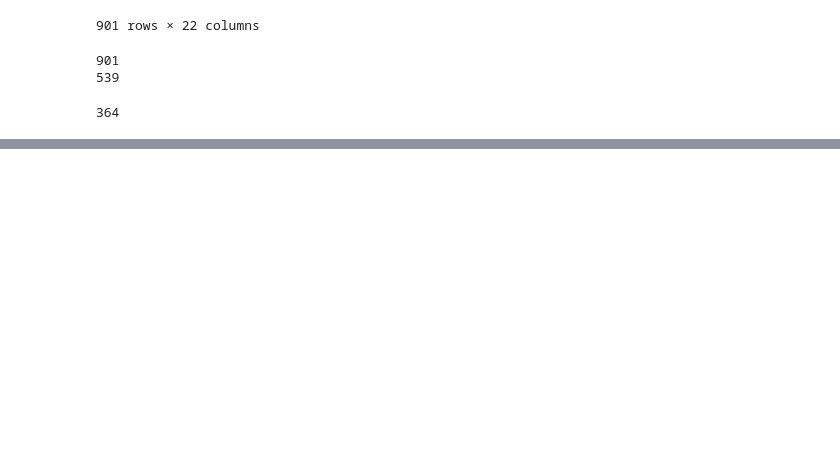
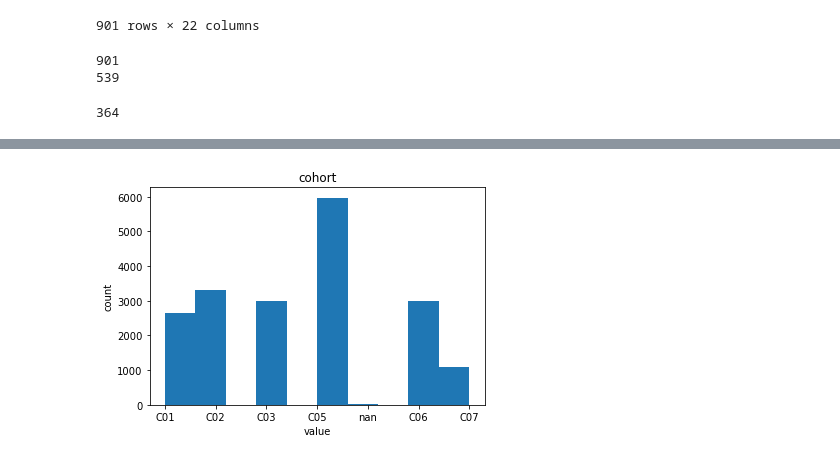
Before and after one commit to Shaezzer/PalmerLab, a Jupyter notebook: fits_locomoter_master_comparison.ipynb, the cells around one changed output, grey strips where cells are left out. Saved outputs shown, nothing was run; the diff lists cells and outputs as text; code cells hidden in the pictures; blank space fills up the shorter version.

Commit message:
Update locomotor df and add cohort plot

```diff
--- a/fits_locomoter_master_comparison.ipynb
+++ b/fits_locomoter_master_comparison.ipynb
@@ -71,3 +73,21 @@ len(missmatch)
 901
 539
 364
+# %%
+#create an empty column for cohort for the locomotor df
+df_locomotor["cohort"] = np.nan
+
+#loop through each rfid in master table
+for i in df_wfu['last_5']:
+    #find the index of the rfid
+    a = df_wfu.loc[df_wfu['last_5'] == i].index[0]
+    #find the cohort of the rfid
+    b = df_wfu.iloc[a]['cohort']
+    #find all the indeces that have that rfid in locomotor df
+    c = df_locomotor.loc[df_locomotor['rfid'] == i].index.tolist()
+    #loop through each index
+    for index in c:
+        #set the cohort value at that index equal to the cohort from wfu_master
+        df_locomotor.loc[index,'cohort'] = b
+
+df_locomotor
@@ -73,0 +108,10 @@ len(missmatch)
+# %%
+graph_columns = ['cohort']
+for col in graph_columns:
+    plt.title(col)
+    plt.xlabel('value')
+    plt.ylabel('count')
+    plt.hist(df_locomotor[col].astype(str))
+    plt.show()
+# %% [output]
+[figure, added]
```
Also changed, not shown: parts of 2 cells of this notebook.
